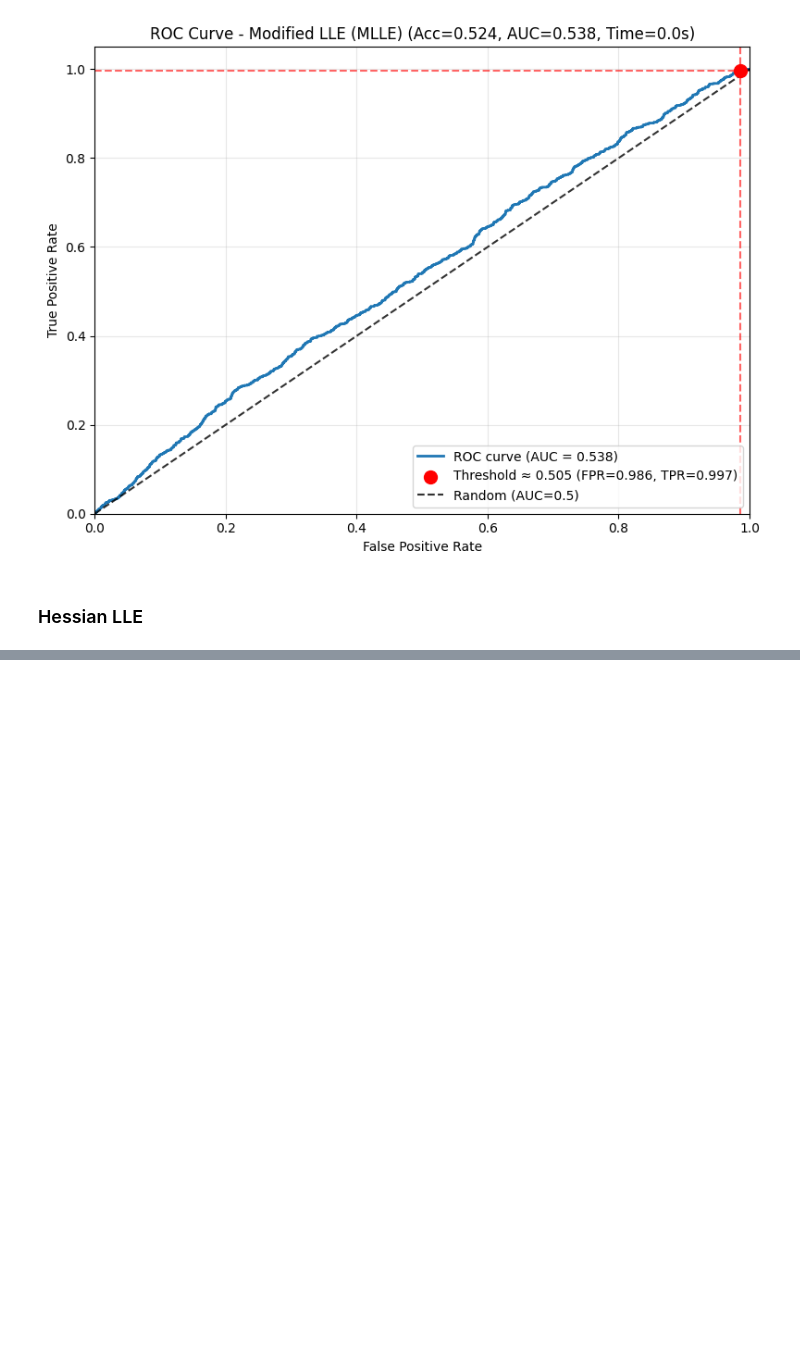
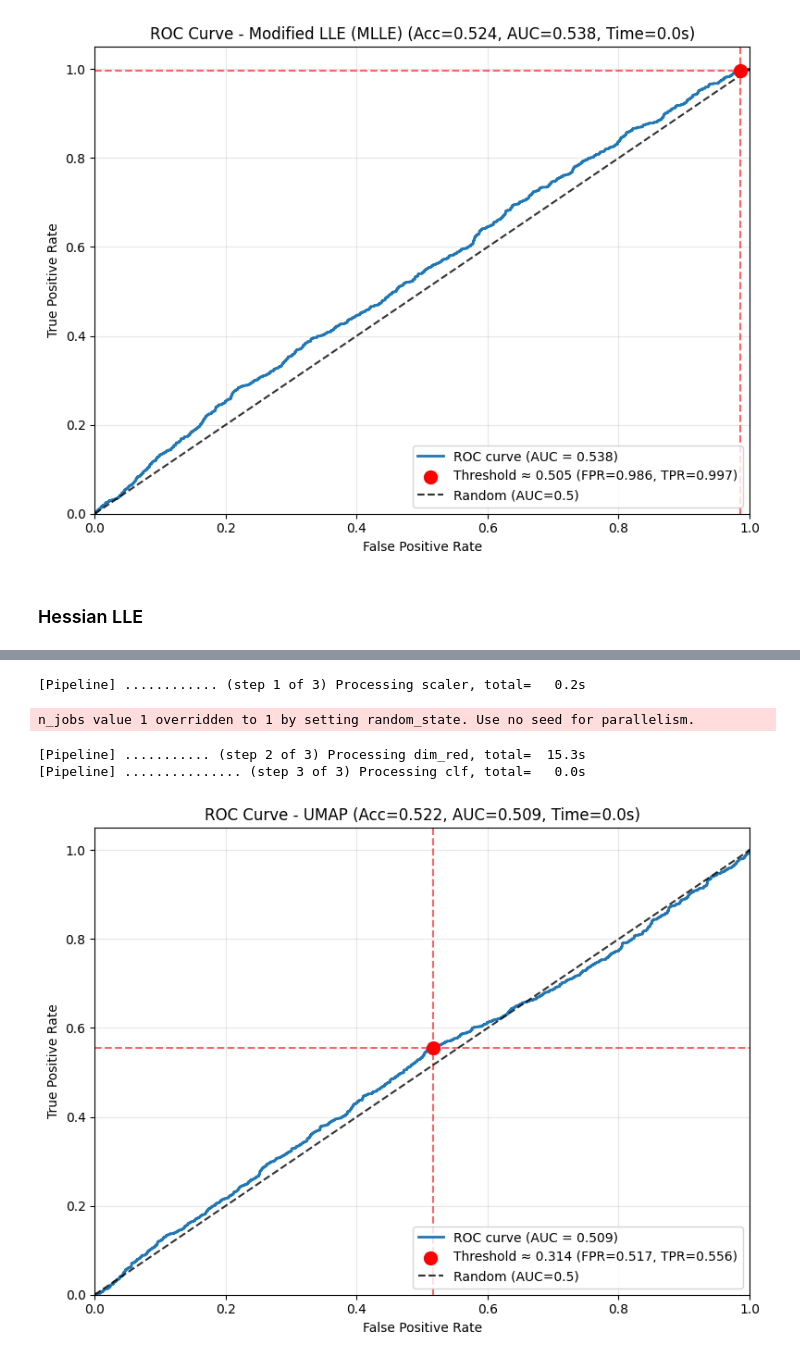
Before and after one commit to davidsmv/MachineLearningPortfolio, a Jupyter notebook: dimensionality_reduction/High_Dimensional_Datascape.ipynb, the cells around one changed output, grey strips where cells are left out. Saved outputs shown, nothing was run; the diff lists cells and outputs as text; code cells hidden in the pictures; blank space fills up the shorter version.

```diff
--- a/dimensionality_reduction/High_Dimensional_Datascape.ipynb
+++ b/dimensionality_reduction/High_Dimensional_Datascape.ipynb
@@ -638,7 +638,7 @@ if should_evaluate(model_name):
 
     opt.fit(X_train, y_train)
     print("Best parameters:", opt.best_params_)
-    print("Best AUC:", opt.best_score_)
+    print("Best Accuracy:", opt.best_score_)
 
     # Save parameters
     n_neighbors = opt.best_params_['dim_red__n_neighbors']
@@ -647,6 +647,6 @@ if should_evaluate(model_name):
 else:
     print("Best parameters: OrderedDict([('dim_red__n_components', 4),"
         "('dim_red__n_neighbors', 51), ('dim_red__reg', 0.06289324408100383)])" \
-        "Best AUC: 0.5190615835777126"
+        "Best Accuracy: 0.5190615835777126"
     )
 # %% [output]
@@ -693,0 +754,2 @@ plot_model(model_name)
+# %%
+model_name = "UMAP"
@@ -693,0 +816,25 @@ plot_model(model_name)
+# %%
+if should_evaluate(model_name):
+    best_umap = UMAP(
+        n_neighbors=n_neighbors,
+        n_components=n_components,
+        min_dist=min_dist,
+        random_state=42,
+        n_jobs=-1
+    )
+    pipe_umap = get_pipeline(best_umap)
+    pipe_umap.fit(X_train, y_train)
+    y_pred_umap = pipe_umap.predict(X_test)
+    y_score_umap = pipe_umap.predict_proba(X_test)[:,1]
+    evaluate_and_save_results(
+        model_name, y_test, y_pred_umap, y_score_umap, 0.0
+    )
+else:
+    print(f"Results for '{model_name}' already exist. Loading and plotting...")
+plot_model(model_name)
+# %% [output]
+[Pipeline] ............ (step 1 of 3) Processing scaler, total=   0.2s
+n_jobs value 1 overridden to 1 by setting random_state. Use no seed for parallelism.
+[Pipeline] ........... (step 2 of 3) Processing dim_red, total=  15.3s
+[Pipeline] ............... (step 3 of 3) Processing clf, total=   0.0s
+[figure, added]
```
Also changed, not shown: parts of 15 cells of this notebook, 1 other file.
